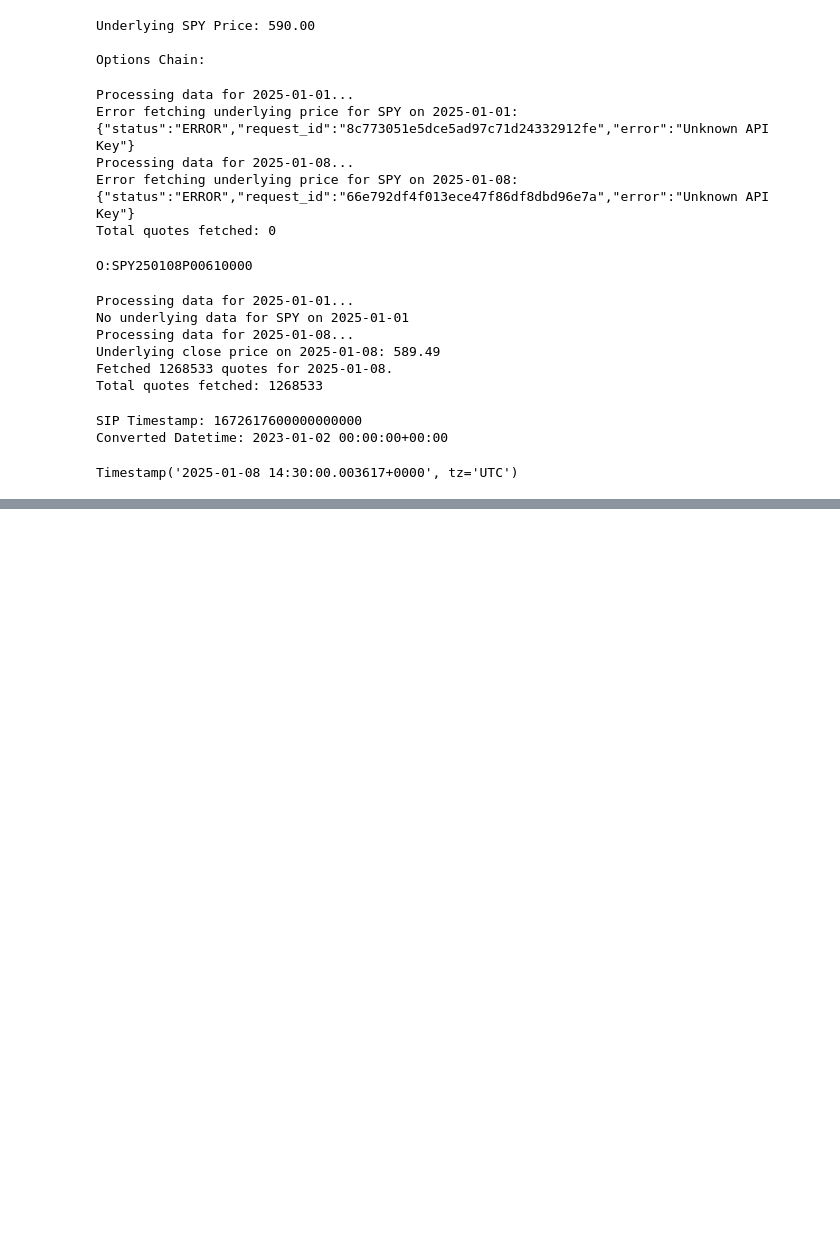
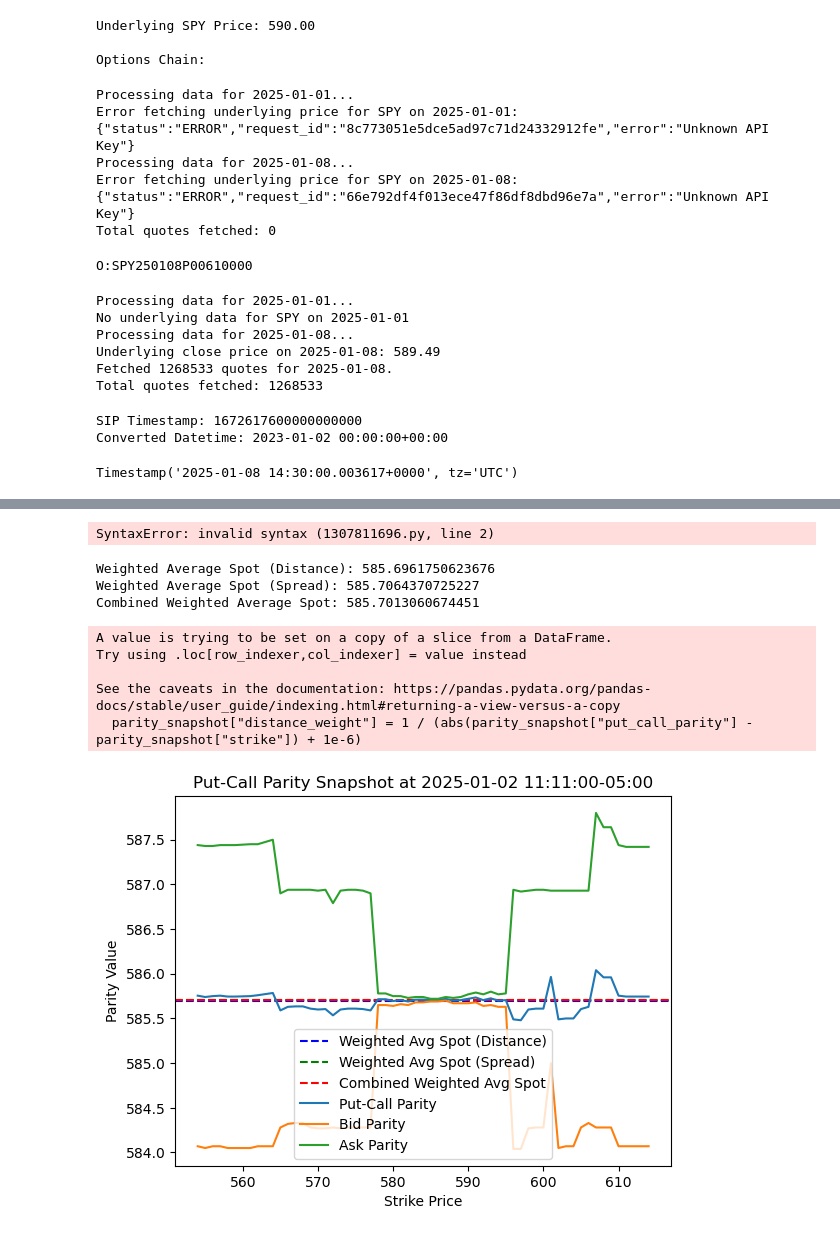
Before and after one commit to stirlitzzz/daily_options1, a Jupyter notebook: polygon_explore2.ipynb, the cells around one changed output, grey strips where cells are left out. Drawn from its saved outputs; the diff is of its cells as text; code cells hidden in the pictures; blank space fills up the shorter version.

```diff
--- a/polygon_explore2.ipynb
+++ b/polygon_explore2.ipynb
@@ -324,0 +570,12 @@ df.to_csv("quotes.csv", index=False)
+# %%
+import copy
+bids_df2=copy.deepcopy(bids_df)
+bids_df2=pd.concat([bids_df2, asks_df], axis=1)
+df_new=copy.deepcopy(bids_df2)
+for col in bids_df2.columns:
+    print(f"col={col}\n")
+    a=bids_df2[col].apply(pd.Series).add_prefix("unroll_")
+    a=a.add_prefix(col+"_")
+    df_new = pd.concat([df_new, a], axis=1)
+df_markets=pd.concat([df_small, df_new], axis=1)
+df_markets
@@ -324,0 +735,6 @@ df.to_csv("quotes.csv", index=False)
+# %%
+import pandas as pd
+df_allq=pd.read_csv("data/daily_quotes_1d_2025-01-02.csv")
+df_allq["timestamp_est"] = pd.to_datetime(df_allq["timestamp_est"])
+# %%
+tickers=df_allq['ticker'].unique()
@@ -324,0 +898,48 @@ df.to_csv("quotes.csv", index=False)
+# %%
+a=4
+b = 1 if a == 5 else 2
+# %% [output]
+SyntaxError: invalid syntax (1307811696.py, line 2)
+# %%
+import matplotlib.pyplot as plt
+minute=df_parity["minute"].iloc[100]
+parity_snapshot = df_parity[df_parity["minute"] == minute]
+# Calculate the weighted average of the implied spot based on the distance from spot to strike
+# Calculate the weighted average of the implied spot based on the distance from spot to strike
+parity_snapshot["distance_weight"] = 1 / (abs(parity_snapshot["put_call_parity"] - parity_snapshot["strike"]) + 1e-6)
+weighted_avg_spot_distance = (parity_snapshot["put_call_parity"] * parity_snapshot["distance_weight"]).sum() / parity_snapshot["distance_weight"].sum()
+
+# Calculate the weighted average of the implied spot based on the bid-ask spread
+df_parity["spread_weight"] = 1 / (parity_snapshot["ask_parity"] - parity_snapshot["bid_parity"])
+weighted_avg_spot_spread = (parity_snapshot["put_call_parity"] * parity_snapshot["spread_weight"]).sum() / parity_snapshot["spread_weight"].sum()
+
+# Combine the two weighted averages to get a better estimate of the implied spot
+combined_weighted_avg_spot = (weighted_avg_spot_distance + weighted_avg_spot_spread) / 2
+print(f"Weighted Average Spot (Distance): {weighted_avg_spot_distance}")
+print(f"Weighted Average Spot (Spread): {weighted_avg_spot_spread}")
+print(f"Combined Weighted Average Spot: {combined_weighted_avg_spot}")
+
+# Add horizontal lines for the weighted averages
+plt.axhline(y=weighted_avg_spot_distance, color='blue', linestyle='--', label='Weighted Avg Spot (Distance)')
+plt.axhline(y=weighted_avg_spot_spread, color='green', linestyle='--', label='Weighted Avg Spot (Spread)')
+plt.axhline(y=combined_weighted_avg_spot, color='red', linestyle='--', label='Combined Weighted Avg Spot')
+parity_snapshot = df_parity[df_parity["minute"] == minute]
+
+plt.plot(parity_snapshot["strike"], parity_snapshot["put_call_parity"], label="Put-Call Parity")
+plt.plot(parity_snapshot["strike"], parity_snapshot["bid_parity"], label="Bid Parity")
+plt.plot(parity_snapshot["strike"], parity_snapshot["ask_parity"], label="Ask Parity")
+plt.xlabel("Strike Price")
+plt.ylabel("Parity Value")
+plt.title(f"Put-Call Parity Snapshot at {minute}")
+plt.legend()
+plt.show()
+# %% [output]
+Weighted Average Spot (Distance): 585.6961750623676
+Weighted Average Spot (Spread): 585.7064370725227
+Combined Weighted Average Spot: 585.7013060674451
+A value is trying to be set on a copy of a slice from a DataFrame.
+Try using .loc[row_indexer,col_indexer] = value instead
+
+See the caveats in the documentation: https://pandas.pydata.org/pandas-docs/stable/user_guide/indexing.html#returning-a-view-versus-a-copy
+  parity_snapshot["distance_weight"] = 1 / (abs(parity_snapshot["put_call_parity"] - parity_snapshot["strike"]) + 1e-6)
+[figure, added]
```
Also changed, not shown: parts of 34 cells of this notebook.
